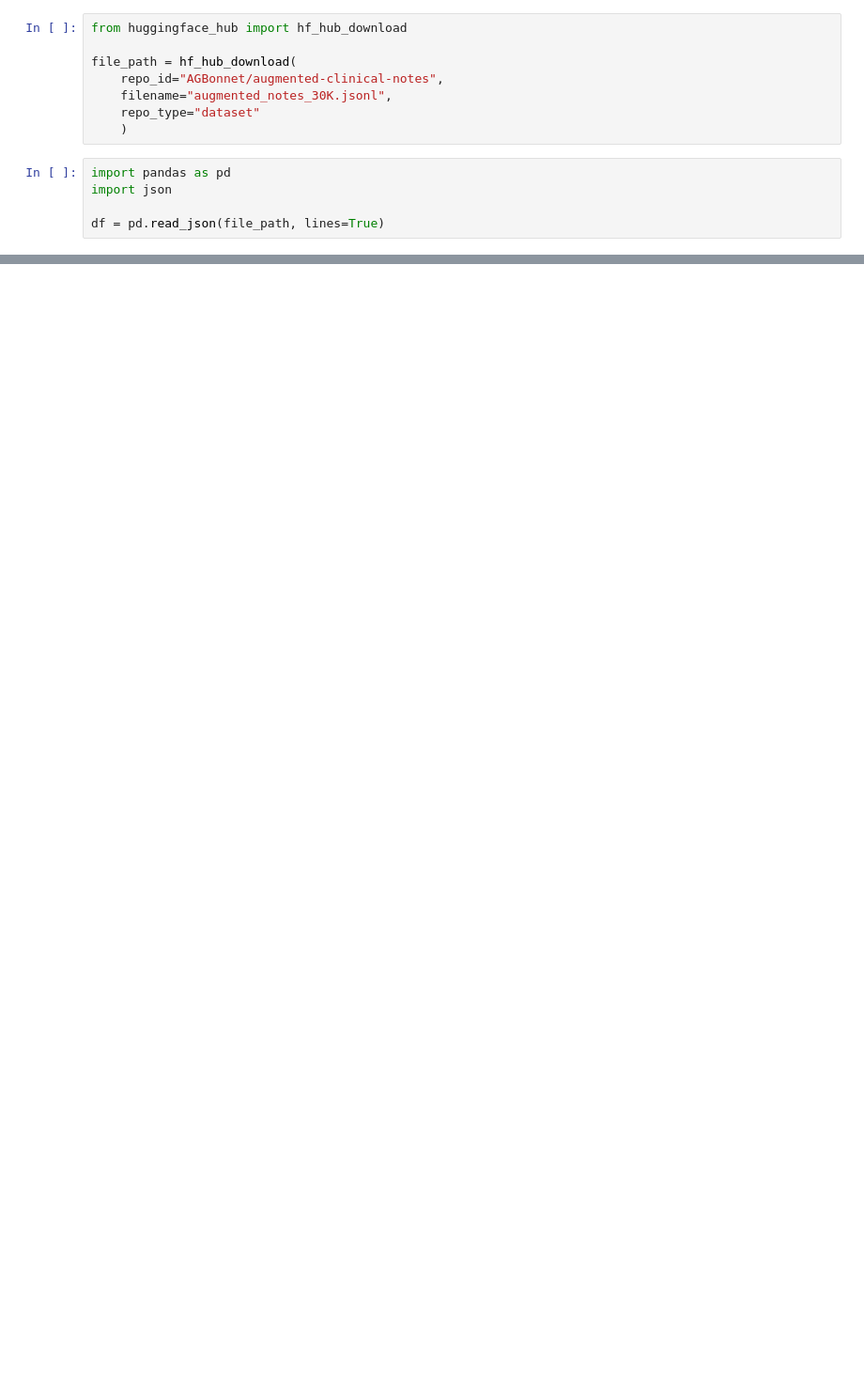
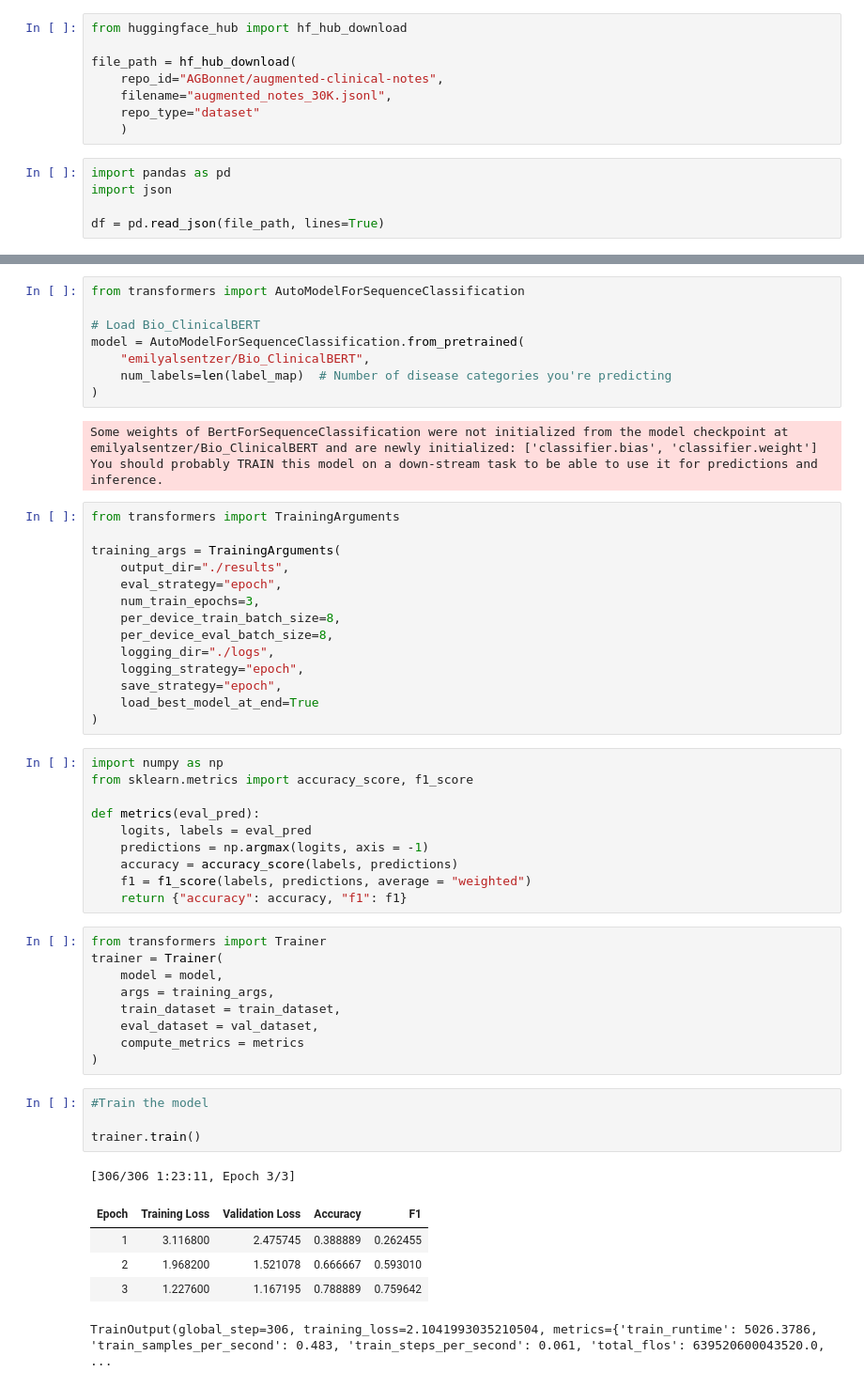
Before and after one commit to aadeshm03/Clinical-Notes---NLP, a Jupyter notebook: Clinical_Notes.ipynb, the cells around one changed output, grey strips where cells are left out. Shown: that part at 94% size. Saved outputs shown, nothing was run; the diff lists cells and outputs as text; blank space fills up the shorter version.

Commit message:
Add files via upload
Final model + updated files

```diff
--- a/Clinical_Notes.ipynb
+++ b/Clinical_Notes.ipynb
@@ -76,0 +144,55 @@ df_processed.head(10)
+# %%
+from transformers import AutoModelForSequenceClassification
+
+# Load Bio_ClinicalBERT
+model = AutoModelForSequenceClassification.from_pretrained(
+    "emilyalsentzer/Bio_ClinicalBERT",
+    num_labels=len(label_map)  # Number of disease categories you're predicting
+)
+# %% [output]
+Some weights of BertForSequenceClassification were not initialized from the model checkpoint at emilyalsentzer/Bio_ClinicalBERT and are newly initialized: ['classifier.bias', 'classifier.weight']
+You should probably TRAIN this model on a down-stream task to be able to use it for predictions and inference.
+# %%
+from transformers import TrainingArguments
+
+training_args = TrainingArguments(
+    output_dir="./results",
+    eval_strategy="epoch",
+    num_train_epochs=3,
+    per_device_train_batch_size=8,
+    per_device_eval_batch_size=8,
+    logging_dir="./logs",
+    logging_strategy="epoch",
+    save_strategy="epoch",
+    load_best_model_at_end=True
+)
+# %%
+import numpy as np
+from sklearn.metrics import accuracy_score, f1_score
+
+def metrics(eval_pred):
+    logits, labels = eval_pred
+    predictions = np.argmax(logits, axis = -1)
+    accuracy = accuracy_score(labels, predictions)
+    f1 = f1_score(labels, predictions, average = "weighted")
+    return {"accuracy": accuracy, "f1": f1}
+# %%
+from transformers import Trainer
+trainer = Trainer(
+    model = model,
+    args = training_args,
+    train_dataset = train_dataset,
+    eval_dataset = val_dataset,
+    compute_metrics = metrics
+)
+# %%
+#Train the model
+
+trainer.train()
+# %% [output]
+[306/306 1:23:11, Epoch 3/3]
+| Epoch | Training Loss | Validation Loss | Accuracy | F1 |
+| 1 | 3.116800 | 2.475745 | 0.388889 | 0.262455 |
+| 2 | 1.968200 | 1.521078 | 0.666667 | 0.593010 |
+| 3 | 1.227600 | 1.167195 | 0.788889 | 0.759642 |
+TrainOutput(global_step=306, training_loss=2.1041993035210504, metrics={'train_runtime': 5026.3786, 'train_samples_per_second': 0.483, 'train_steps_per_second': 0.061, 'total_flos': 639520600043520.0, ...
```
Also changed, not shown: parts of 16 cells of this notebook, 8 other files.
